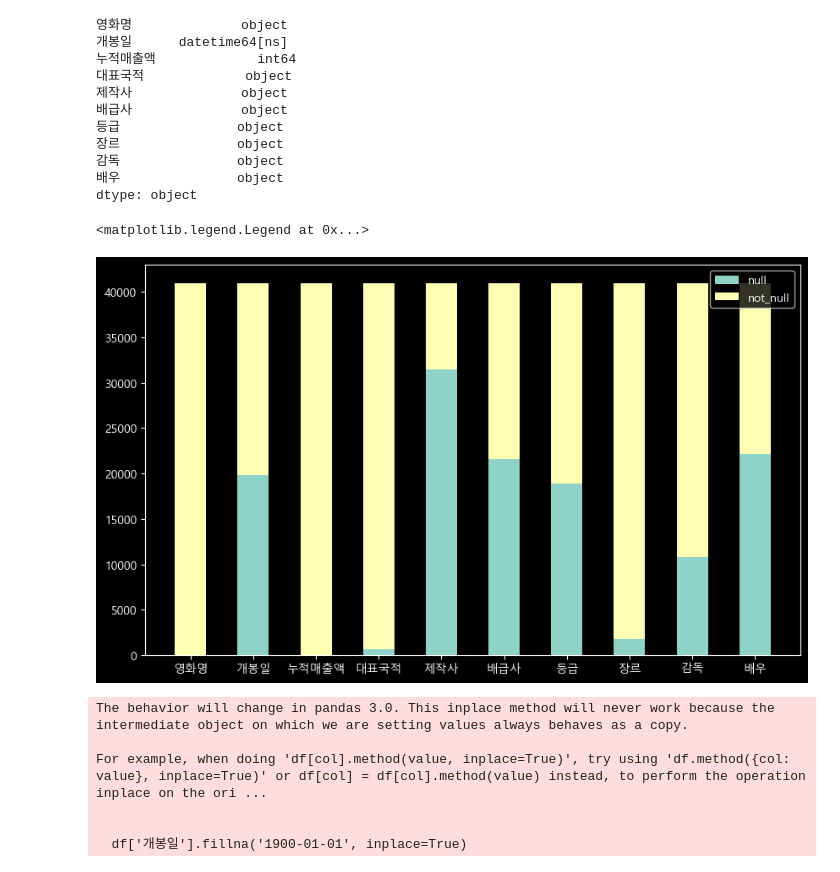
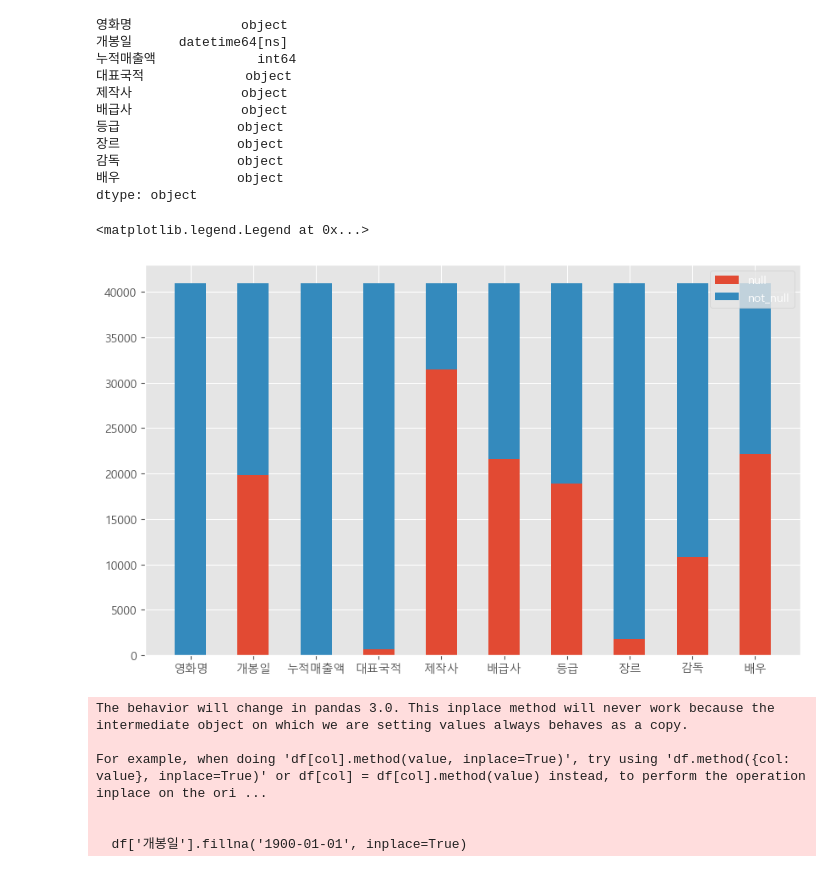
Before and after one commit to Yoon-juhan/Movie-sales-forecast, a Jupyter notebook: model/model.ipynb, the cells around one changed output. Cells and saved outputs as stored; diff of their text form; code cells hidden in the pictures.

```diff
--- a/model/model.ipynb
+++ b/model/model.ipynb
@@ -2,6 +2,7 @@
 import pandas as pd
 import numpy as np
 import matplotlib.pyplot as plt
-plt.style.use("dark_background")
+# plt.style.use("dark_background")
+plt.style.use("ggplot")
 plt.rc('font', family='Malgun Gothic')
 pd.set_option('display.max_columns', None)
@@ -17,5 +15,5 @@ dataset.shape
 # %%
 # 영화 개봉 후 발생하는 데이터 제거
 
-df = dataset.drop(['순위', '매출액', '점유율', '관객수', '누적관객수', '스크린수', '상영횟수', '국적'], axis=1)
+dataset = dataset.drop(['순위', '매출액', '점유율', '관객수', '누적관객수', '스크린수', '상영횟수', '국적'], axis=1)
 # %%
@@ -35,13 +33,13 @@ dtype: object
 # %%
 # 결측치 비교
 
-null = df.isnull().sum()
-not_null = df.notnull().sum()
+null = dataset.isnull().sum()
+not_null = dataset.notnull().sum()
 
 plt.figure(figsize=(10, 6))
-plt.bar(df.columns, null, label='null', width=0.5)
-plt.bar(df.columns, not_null, label='not_null', width=0.5, bottom=null)
+plt.bar(dataset.columns, null, label='null', width=0.5)
+plt.bar(dataset.columns, not_null, label='not_null', width=0.5, bottom=null)
 plt.legend()
 # %% [output]
 <matplotlib.legend.Legend at 0x...>
-[figure, old version]
+[figure, new version]
```
Also changed, not shown: parts of 21 cells of this notebook, 4 other files.
